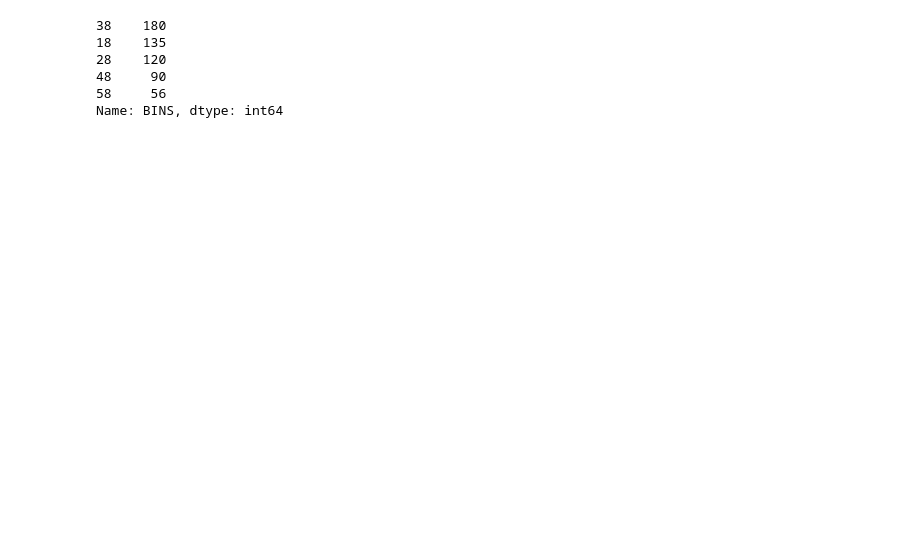
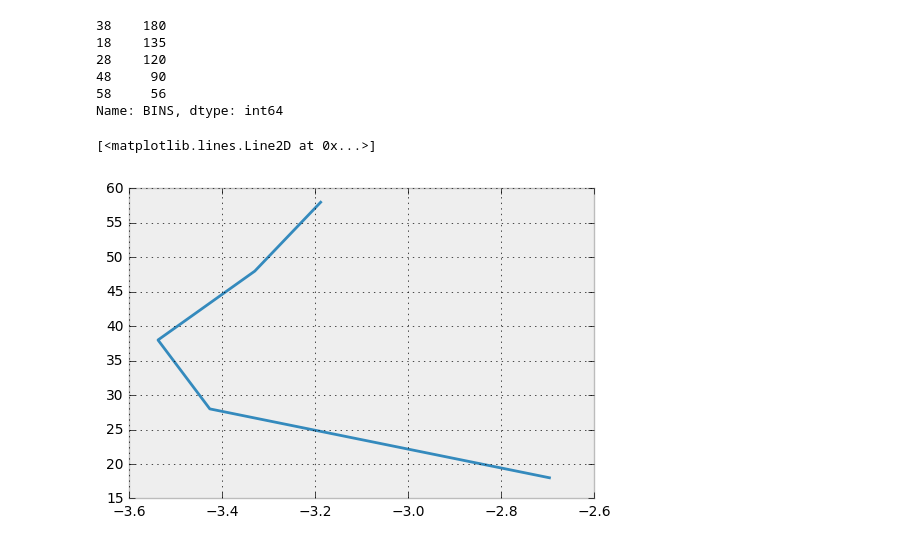
Before and after one commit to palanglois/rythmChallenge, a Jupyter notebook: EEG.ipynb, the cells around one changed output. Cells and saved outputs as stored; diff of their text form; code cells hidden in the pictures; blank space fills up the shorter version.

```diff
--- a/EEG.ipynb
+++ b/EEG.ipynb
@@ -107,3 +116,11 @@ FFT["BINS"].value_counts()
 48     90
 58     56
 Name: BINS, dtype: int64
+# %%
+start_freq = 105
+begin = int(start_freq*(N/freq))
+mean_fft = np.log10(FFT_mean.iloc[:,begin:].mean(axis=1))
+plt.plot(mean_fft.values, list(mean_fft.index))
+# %% [output]
+[<matplotlib.lines.Line2D at 0x...>]
+[figure, added]
```
Also changed, not shown: parts of 15 cells of this notebook, 2 other files.
